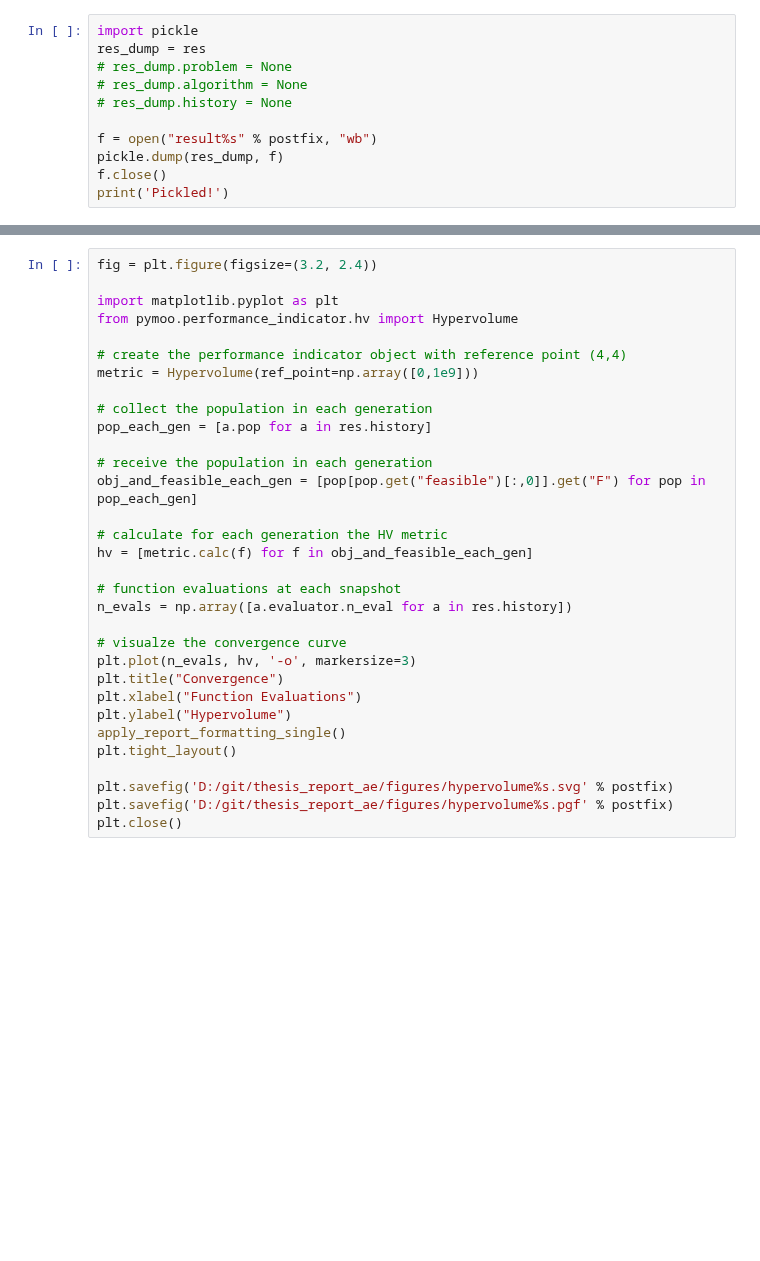
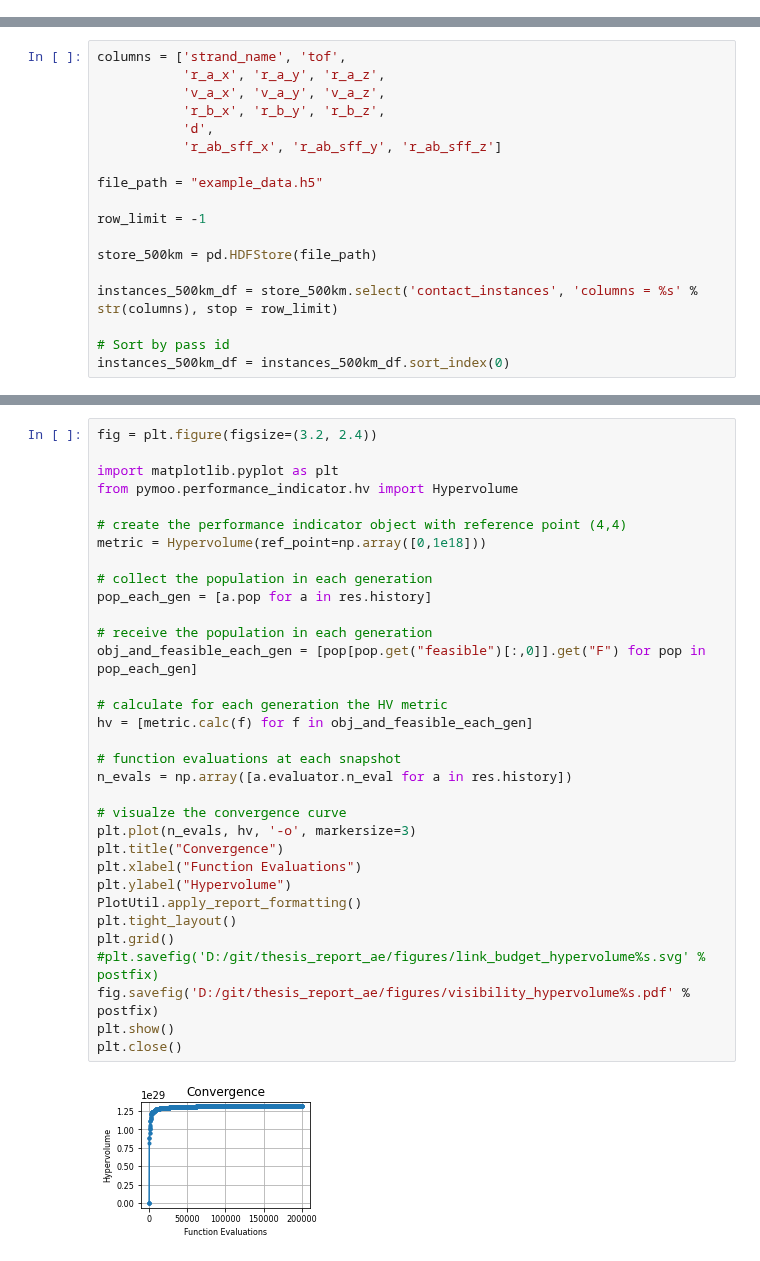
Before and after one commit to Josvth/hermes-optimization, a Jupyter notebook: notebooks/vcm_optimization.ipynb, the cells around one changed output, grey strips where cells are left out. Saved outputs shown, nothing was run; the diff lists cells and outputs as text; blank space fills up the shorter version.

```diff
--- a/notebooks/vcm_optimization.ipynb
+++ b/notebooks/vcm_optimization.ipynb
@@ -93,11 +0,0 @@ Done
-# %%
-import pickle
-res_dump = res
-# res_dump.problem = None
-# res_dump.algorithm = None
-# res_dump.history = None
-
-f = open("result%s" % postfix, "wb")
-pickle.dump(res_dump, f)
-f.close()
-print('Pickled!')
@@ -105,0 +12,18 @@ Pickled!
+# %%
+columns = ['strand_name', 'tof',
+           'r_a_x', 'r_a_y', 'r_a_z',
+           'v_a_x', 'v_a_y', 'v_a_z',
+           'r_b_x', 'r_b_y', 'r_b_z',
+           'd',
+           'r_ab_sff_x', 'r_ab_sff_y', 'r_ab_sff_z']
+
+file_path = "example_data.h5"
+
+row_limit = -1
+
+store_500km = pd.HDFStore(file_path)
+
+instances_500km_df = store_500km.select('contact_instances', 'columns = %s' % str(columns), stop = row_limit)
+
+# Sort by pass id
+instances_500km_df = instances_500km_df.sort_index(0)
@@ -146,32 +233,35 @@ plt.close(fig)
 # %%
 fig = plt.figure(figsize=(3.2, 2.4))
 
 import matplotlib.pyplot as plt
 from pymoo.performance_indicator.hv import Hypervolume
 
 # create the performance indicator object with reference point (4,4)
-metric = Hypervolume(ref_point=np.array([0,1e9]))
+metric = Hypervolume(ref_point=np.array([0,1e18]))
 
 # collect the population in each generation
 pop_each_gen = [a.pop for a in res.history]
 
 # receive the population in each generation
 obj_and_feasible_each_gen = [pop[pop.get("feasible")[:,0]].get("F") for pop in pop_each_gen]
 
 # calculate for each generation the HV metric
 hv = [metric.calc(f) for f in obj_and_feasible_each_gen]
 
 # function evaluations at each snapshot
 n_evals = np.array([a.evaluator.n_eval for a in res.history])
 
 # visualze the convergence curve
 plt.plot(n_evals, hv, '-o', markersize=3)
 plt.title("Convergence")
 plt.xlabel("Function Evaluations")
 plt.ylabel("Hypervolume")
-apply_report_formatting_single()
+PlotUtil.apply_report_formatting()
 plt.tight_layout()
-
-plt.savefig('D:/git/thesis_report_ae/figures/hypervolume%s.svg' % postfix)
-plt.savefig('D:/git/thesis_report_ae/figures/hypervolume%s.pgf' % postfix)
+plt.grid()
+#plt.savefig('D:/git/thesis_report_ae/figures/link_budget_hypervolume%s.svg' % postfix)
+fig.savefig('D:/git/thesis_report_ae/figures/visibility_hypervolume%s.pdf' % postfix)
+plt.show()
 plt.close()
+# %% [output]
+[figure, added]
```
Also changed, not shown: parts of 10 cells of this notebook, 11 other files.
